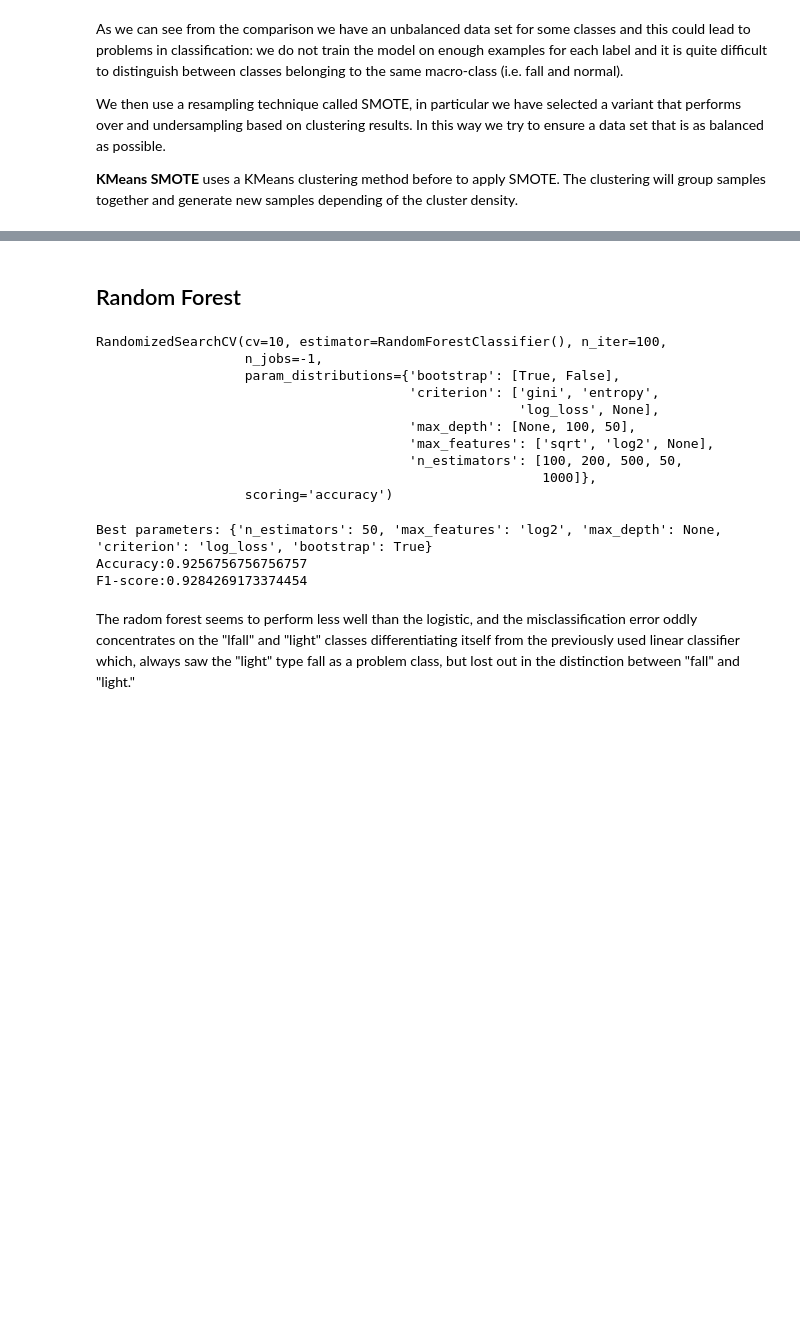
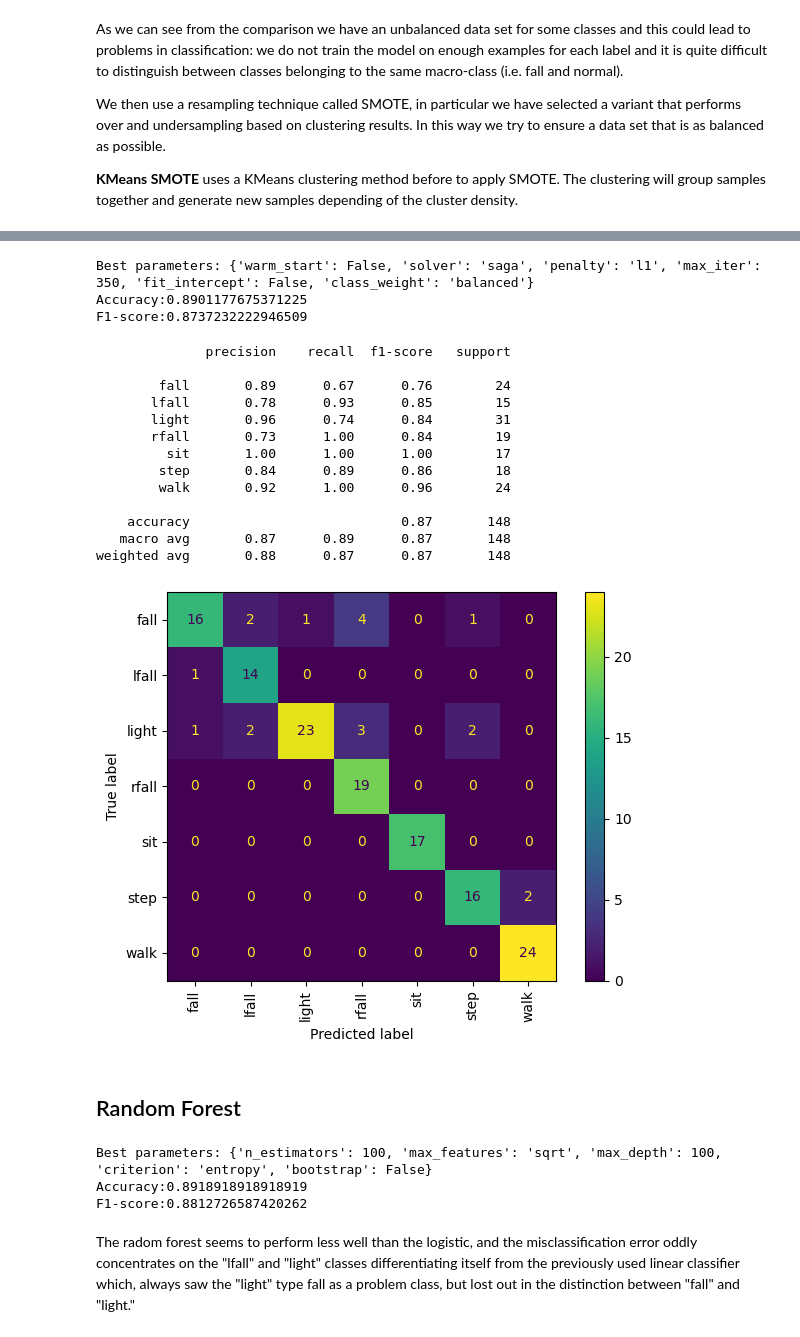
Before and after one commit to nicolagrieco00/Fall_or_not_to_fall, a Jupyter notebook: second_algo.ipynb, the cells around one changed output, grey strips where cells are left out. Drawn from its saved outputs; the diff is of its cells as text; code cells hidden in the pictures; blank space fills up the shorter version.

```diff
--- a/second_algo.ipynb
+++ b/second_algo.ipynb
@@ -911,3 +736,5 @@ X_test_res = scaler.fit_transform(X_test_res.astype(np.float64))
+# %%
+X_train_res, X_test_res, y_train_res, y_test_res, y_res = resampling_strategy(df, labels)
 # %% [markdown]
 As we can see from the comparison we have an unbalanced data set for some classes and this could lead to problems in classification: we do not train the model on enough examples for each label and it is quite difficult to distinguish between classes belonging to the same macro-class (i.e. fall and normal).
 
@@ -943,7 +743,0 @@ plt.show()
-# %%
-softmax_clf_res = sm_search.best_estimator_
-softmax_clf_res.fit(X_train_res, y_train_res)
-softmax_preds_res = softmax_clf.predict(X_test_res)
-
-print(f'Accuracy:{accuracy_score(y_test_res, softmax_preds_res)}')
-print(f'F1-score:{f1_score(y_test_res, softmax_preds_res, average="macro")}')
@@ -975,40 +748,33 @@ weighted avg       0.91      0.91      0.90       148
+# %%
+softmax_preds_res, softmax_clf_res = best_softmax_fit(X_train_res, X_test_res, y_train_res, y_test_res)
+# %% [output]
+Best parameters: {'warm_start': False, 'solver': 'saga', 'penalty': 'l1', 'max_iter': 350, 'fit_intercept': False, 'class_weight': 'balanced'}
+Accuracy:0.8901177675371225
+F1-score:0.8737232222946509
+# %%
+show_results_complete(X_test_res, y_test_res, softmax_preds_res, softmax_clf_res)
+# %% [output]
+              precision    recall  f1-score   support
+
+        fall       0.89      0.67      0.76        24
+       lfall       0.78      0.93      0.85        15
+       light       0.96      0.74      0.84        31
+       rfall       0.73      1.00      0.84        19
+         sit       1.00      1.00      1.00        17
+        step       0.84      0.89      0.86        18
+        walk       0.92      1.00      0.96        24
+
+    accuracy                           0.87       148
+   macro avg       0.87      0.89      0.87       148
+weighted avg       0.88      0.87      0.87       148
+[figure, added]
 # %% [markdown]
 ## Random Forest
-# %%
-rf_clf = RandomForestClassifier()
-
-rf_params = {"n_estimators": [100, 200, 500, 50, 1000],
-            "criterion": ["gini", "entropy", "log_loss", None],
-            "max_depth": [None, 100, 50],
-            "bootstrap": [True, False],
-            "max_features": ["sqrt", "log2", None],
-            }
-
-rf_search = RandomizedSearchCV(rf_clf, rf_params, scoring="accuracy", n_jobs=-1, cv=10, n_iter=100)
-
-rf_search.fit(X_train_res, y_train_res)
-# %% [output]
-RandomizedSearchCV(cv=10, estimator=RandomForestClassifier(), n_iter=100,
-                   n_jobs=-1,
-                   param_distributions={'bootstrap': [True, False],
-                                        'criterion': ['gini', 'entropy',
-                                                      'log_loss', None],
-                                        'max_depth': [None, 100, 50],
-                                        'max_features': ['sqrt', 'log2', None],
-                                        'n_estimators': [100, 200, 500, 50,
-                                                         1000]},
-                   scoring='accuracy')
-# %%
-rf_clf = rf_search.best_estimator_
-rf_clf.fit(X_train_res, y_train_res)
-rf_preds = rf_clf.predict(X_test_res)
-
-print(f'Best parameters: {rf_search.best_params_}')
-print(f'Accuracy:{accuracy_score(y_test_res, rf_preds)}')
-print(f'F1-score:{f1_score(y_test_res, rf_preds, average="macro")}')
-# %% [output]
-Best parameters: {'n_estimators': 50, 'max_features': 'log2', 'max_depth': None, 'criterion': 'log_loss', 'bootstrap': True}
-Accuracy:0.9256756756756757
-F1-score:0.9284269173374454
+# %%
+rf_preds, rf_clf = best_rf_fit(X_train_res, X_test_res, y_train_res, y_test_res)
+# %% [output]
+Best parameters: {'n_estimators': 100, 'max_features': 'sqrt', 'max_depth': 100, 'criterion': 'entropy', 'bootstrap': False}
+Accuracy:0.8918918918918919
+F1-score:0.8812726587420262
 # %% [markdown]
 The radom forest seems to perform less well than the logistic, and the misclassification error oddly concentrates on the "lfall" and "light" classes differentiating itself from the previously used linear classifier which, always saw the "light" type fall as a problem class, but lost out in the distinction between "fall" and "light."
```
Also changed, not shown: parts of 45 cells of this notebook, 1 other file.
